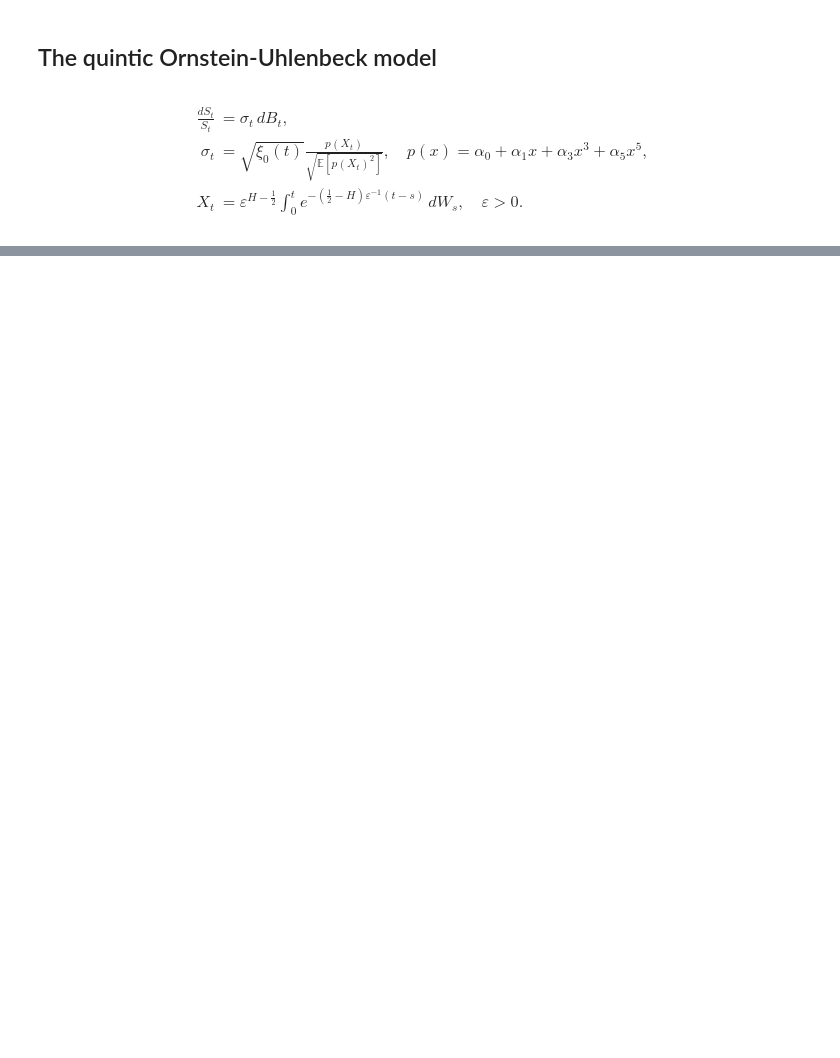
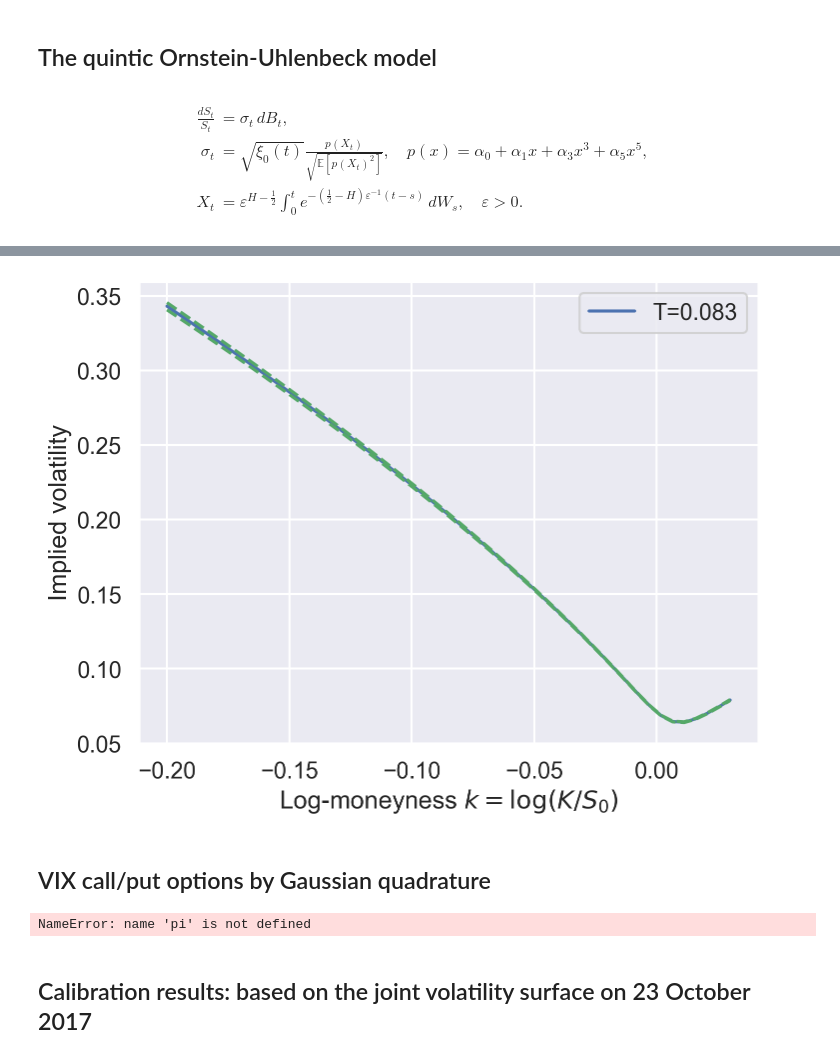
Before and after one commit to fbourgey/quintic-ou, a Jupyter notebook: quintic_ou.ipynb, the cells around one changed output, grey strips where cells are left out. Saved outputs shown, nothing was run; the diff lists cells and outputs as text; code cells hidden in the pictures; blank space fills up the shorter version.

```diff
--- a/quintic_ou.ipynb
+++ b/quintic_ou.ipynb
@@ -42,0 +49,40 @@ $$
+# %%
+params = {
+    "rho": -0.65,
+    "H": -0.1,
+    "eps": 1 / 52,
+    "a_vec": [0.01, 1, 0.214, 0.227],
+}
+# %%
+S0 = 100.0
+T = 1 / 12
+ks = np.linspace(-0.2, 0.03, 50)  # log-moneyness
+Ks = np.exp(ks) * S0  # strikes
+# %%
+T_array_nodes = np.array([0, 0.03, 1 / 12, 2 / 12, 3 / 12, 6 / 12, 12 / 12, 24 / 12])
+fv_nodes = np.ones_like(T_array_nodes) * 0.02  # fix fwd variance at 0.02
+# %%
+p_mc, std_mc, imp_mc, imp_mc_upper, imp_mc_lower = quintic.mc_polynomial_fwd_var(
+    params=params,
+    T=T,
+    S0=S0,
+    Ks=Ks,
+    n_steps=n_steps,
+    n_mc=n_mc,
+    fv_nodes=fv_nodes,
+    T_array_nodes=T_array_nodes,
+    w1=w1,
+)
+# %%
+fig, ax = plt.subplots()
+ax.plot(ks, imp_mc, label=f"T={T:.3f}")
+ax.plot(ks, imp_mc_upper, "--g")
+ax.plot(ks, imp_mc_lower, "--g")
+ax.set_xlabel(r"Log-moneyness $k = \log(K/S_0)$")
+ax.set_ylabel("Implied volatility")
+ax.legend()
+plt.show()
+# %% [output]
+[figure, added]
+# %% [markdown]
+## VIX call/put options by Gaussian quadrature
@@ -42,0 +98,6 @@ $$
+# %%
+vix_fut, vix_call, vix_iv = quintic.vix_all_integration_poly_fast_revert_model(
+    H, eps, T, a_k_part, x_org_vix, w_org_vix, vix_strike_perc, fv_nodes, T_array_nodes
+)
+# %% [output]
+NameError: name 'pi' is not defined
@@ -42,0 +109,2 @@ $$
+# %% [markdown]
+## Calibration results: based on the joint volatility surface on 23 October 2017
```
Also changed, not shown: parts of 23 cells of this notebook, 5 other files.
